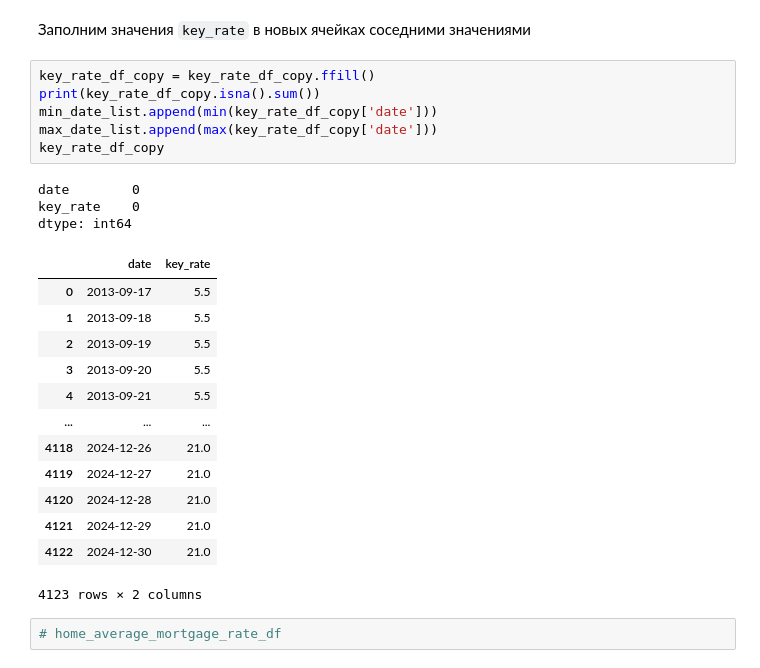
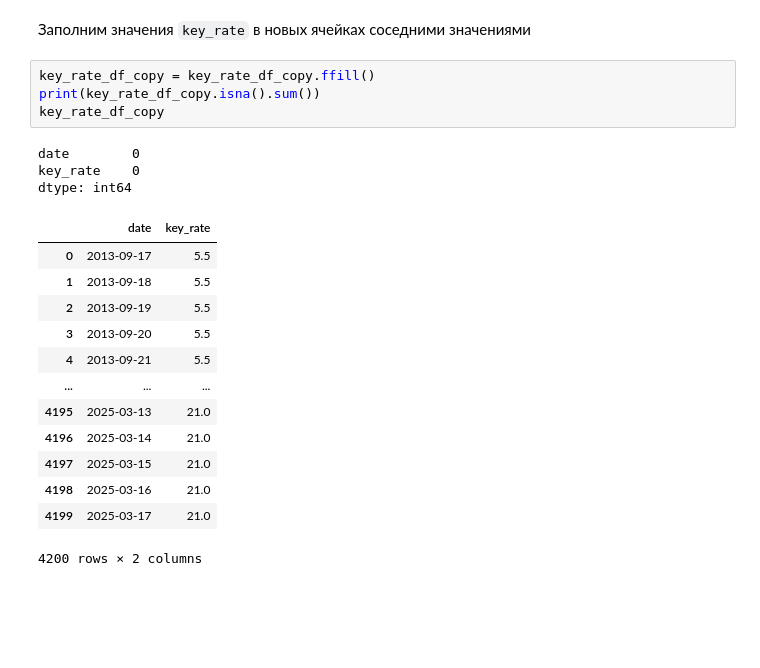
Before and after one commit to widenhrzns/py_da-project, a Jupyter notebook: notebooks/data_collection.ipynb, the cells around one changed output. Drawn from its saved outputs; the diff is of its cells as text; blank space fills up the shorter version.

```diff
--- a/notebooks/data_collection.ipynb
+++ b/notebooks/data_collection.ipynb
@@ -631,25 +372,21 @@ dtype: int64
 # %%
 key_rate_df_copy = key_rate_df_copy.ffill()
 print(key_rate_df_copy.isna().sum())
-min_date_list.append(min(key_rate_df_copy['date']))
-max_date_list.append(max(key_rate_df_copy['date']))
 key_rate_df_copy
 # %% [output]
 date        0
 key_rate    0
 dtype: int64
 |  | date | key_rate |
 | 0 | 2013-09-17 | 5.5 |
 | 1 | 2013-09-18 | 5.5 |
 | 2 | 2013-09-19 | 5.5 |
 | 3 | 2013-09-20 | 5.5 |
 | 4 | 2013-09-21 | 5.5 |
 | ... | ... | ... |
-| 4118 | 2024-12-26 | 21.0 |
-| 4119 | 2024-12-27 | 21.0 |
-| 4120 | 2024-12-28 | 21.0 |
-| 4121 | 2024-12-29 | 21.0 |
-| 4122 | 2024-12-30 | 21.0 |
+| 4195 | 2025-03-13 | 21.0 |
+| 4196 | 2025-03-14 | 21.0 |
+| 4197 | 2025-03-15 | 21.0 |
+| 4198 | 2025-03-16 | 21.0 |
+| 4199 | 2025-03-17 | 21.0 |
-4123 rows × 2 columns
+4200 rows × 2 columns
-# %%
-# home_average_mortgage_rate_df
```
Also changed, not shown: parts of 29 cells of this notebook, 5 other files.
